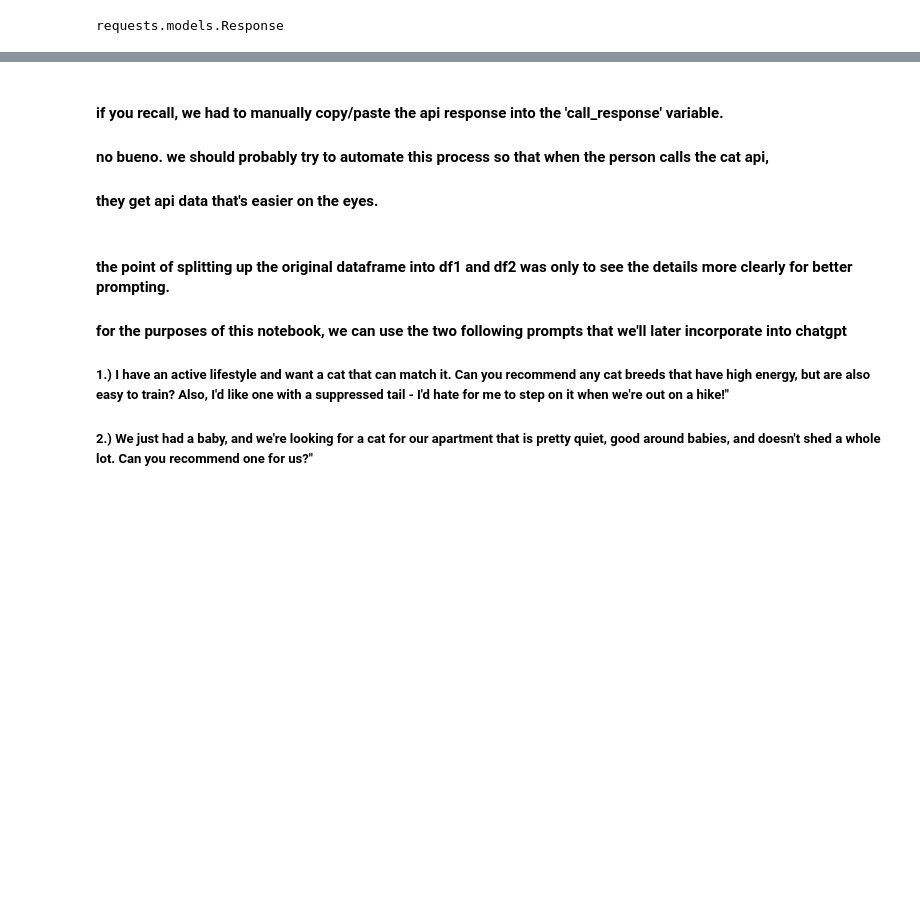
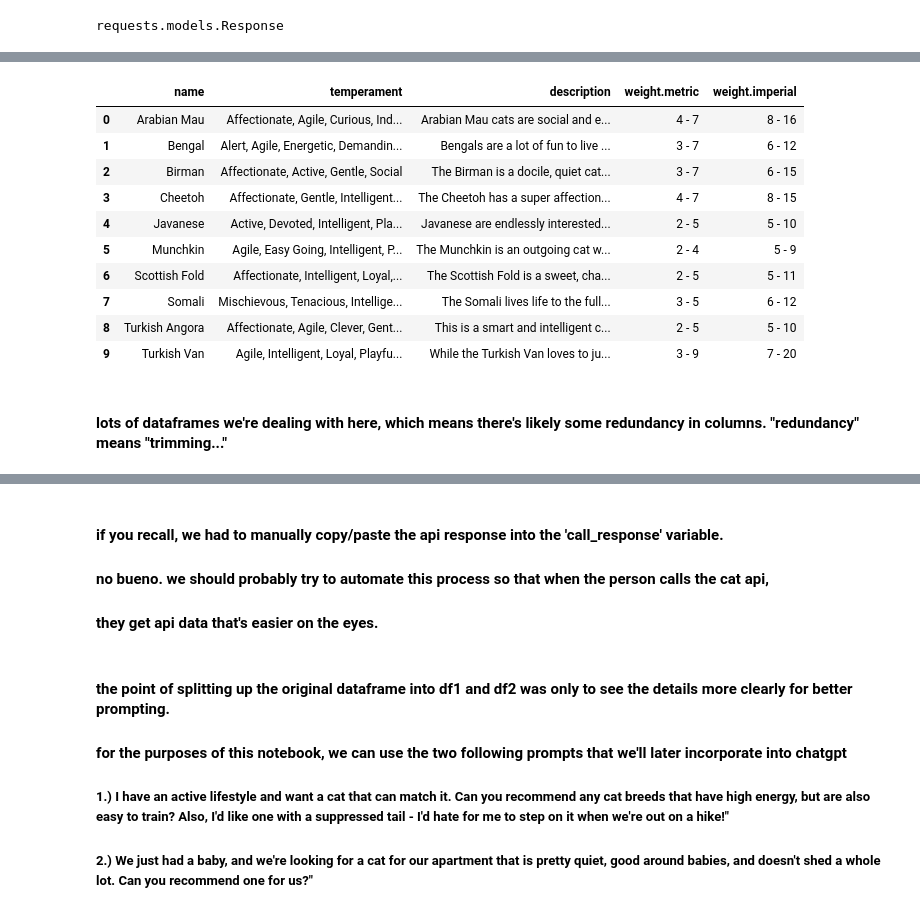
Before and after one commit to npj210mlk/new_api_tutorial, a Jupyter notebook: cat_chat.ipynb, the cells around one changed output, grey strips where cells are left out. Cells and saved outputs as stored; diff of their text form; code cells hidden in the pictures; blank space fills up the shorter version.

```diff
--- a/cat_chat.ipynb
+++ b/cat_chat.ipynb
@@ -71,0 +132,19 @@ df1
+# %%
+# "weight" is still listed as a dictionary. we can restructure that to the following:
+breed_df2 = api_df[["name", "temperament", "description", "weight.metric", "weight.imperial"]]
+
+breed_df2
+# %% [output]
+|  | name | temperament | description | weight.metric | weight.imperial |
+| 0 | Arabian Mau | Affectionate, Agile, Curious, Ind... | Arabian Mau cats are social and e... | 4 - 7 | 8 - 16 |
+| 1 | Bengal | Alert, Agile, Energetic, Demandin... | Bengals are a lot of fun to live ... | 3 - 7 | 6 - 12 |
+| 2 | Birman | Affectionate, Active, Gentle, Social | The Birman is a docile, quiet cat... | 3 - 7 | 6 - 15 |
+| 3 | Cheetoh | Affectionate, Gentle, Intelligent... | The Cheetoh has a super affection... | 4 - 7 | 8 - 15 |
+| 4 | Javanese | Active, Devoted, Intelligent, Pla... | Javanese are endlessly interested... | 2 - 5 | 5 - 10 |
+| 5 | Munchkin | Agile, Easy Going, Intelligent, P... | The Munchkin is an outgoing cat w... | 2 - 4 | 5 - 9 |
+| 6 | Scottish Fold | Affectionate, Intelligent, Loyal,... | The Scottish Fold is a sweet, cha... | 2 - 5 | 5 - 11 |
+| 7 | Somali | Mischievous, Tenacious, Intellige... | The Somali lives life to the full... | 3 - 5 | 6 - 12 |
+| 8 | Turkish Angora | Affectionate, Agile, Clever, Gent... | This is a smart and intelligent c... | 2 - 5 | 5 - 10 |
+| 9 | Turkish Van | Agile, Intelligent, Loyal, Playfu... | While the Turkish Van loves to ju... | 3 - 9 | 7 - 20 |
+# %% [markdown]
+#### lots of dataframes we're dealing with here, which means there's likely some redundancy in columns. "redundancy" means "trimming..."
```
Also changed, not shown: parts of 23 cells of this notebook, 1 other file.
